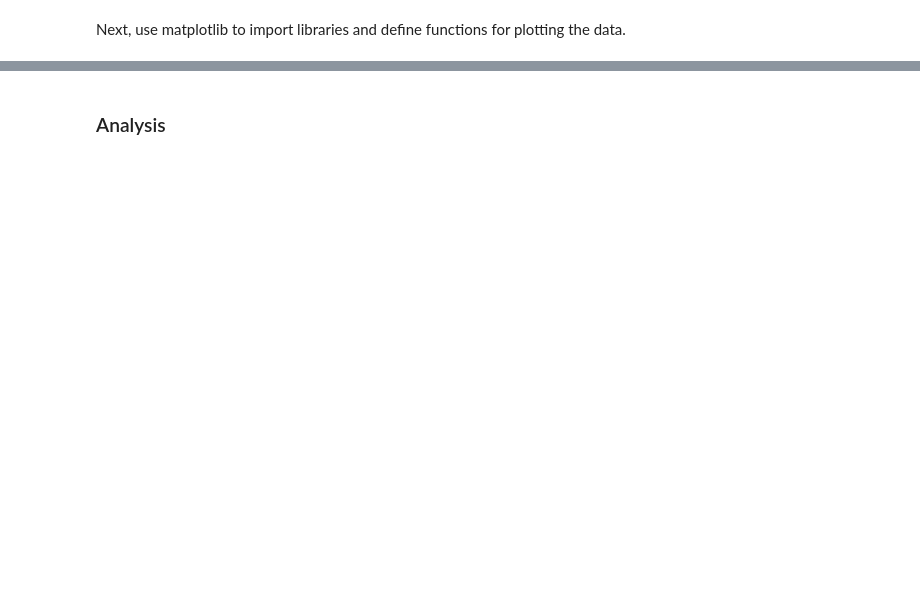
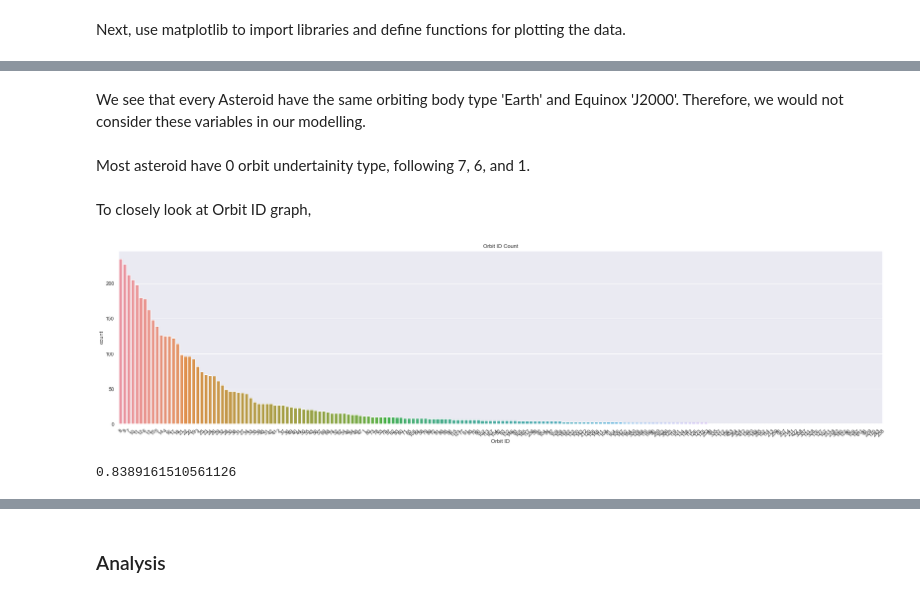
Before and after one commit to Wook22/UC-DAVIS, a Jupyter notebook: STA160/midterm.ipynb, the cells around one changed output, grey strips where cells are left out. Saved outputs shown, nothing was run; the diff lists cells and outputs as text; code cells hidden in the pictures; blank space fills up the shorter version.

```diff
--- a/STA160/midterm.ipynb
+++ b/STA160/midterm.ipynb
@@ -82,0 +132,20 @@ Hazardous
+# %%
+#change IDs as an object type
+
+def change_to_obj(col):
+    col = col.astype(str)
+    return col
+# df['Neo Reference ID'].apply(change_to_obj)
+# df['Name'].apply(change_to_obj)
+# df['Orbit Uncertainity'].apply(change_to_obj)
+# df['Orbit ID'].apply(change_to_obj)
+
+change_to_obj(df['Neo Reference ID'])
+change_to_obj(df['Name'])
+change_to_obj(df['Orbit Uncertainity'])
+change_to_obj(df['Orbit ID'])
+
+df['Neo Reference ID'] = df['Neo Reference ID'].astype(str)
+df['Name'] = df['Name'].astype(str)
+df['Orbit Uncertainity'] = df['Orbit Uncertainity'].astype(str)
+df['Orbit ID'] = df['Orbit ID'].astype(str)
@@ -86,0 +211,20 @@ Next, use matplotlib to import libraries and define functions for plotting the d
+# %% [markdown]
+We see that every Asteroid have the same orbiting body type 'Earth' and Equinox 'J2000'. Therefore, we would not consider these variables in our modelling.
+# %% [markdown]
+Most asteroid have 0 orbit undertainity type, following 7, 6, and 1.
+# %% [markdown]
+To closely look at Orbit ID graph,
+# %%
+plt.figure(figsize=(30,7))
+
+sns.set_theme(style="darkgrid")
+ax = sns.countplot(x="Orbit ID", data=df, order = df['Orbit ID'].value_counts().index)
+plt.title("Orbit ID Count")
+plt.xticks(rotation=45)
+plt.show();
+# %% [output]
+[figure, added]
+# %%
+sum(df['Hazardous'] == False)/len(df)
+# %% [output]
+0.8389161510561126
```
Also changed, not shown: parts of 23 cells of this notebook.
